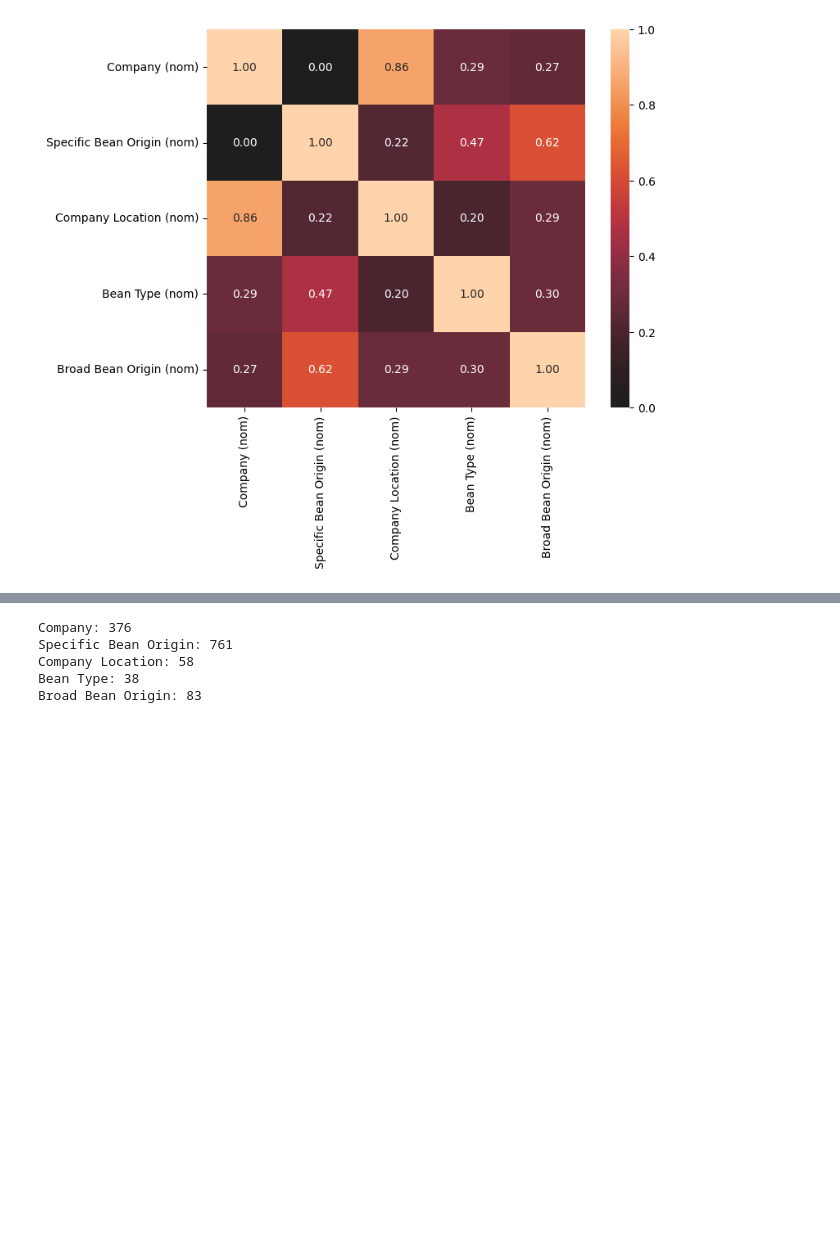
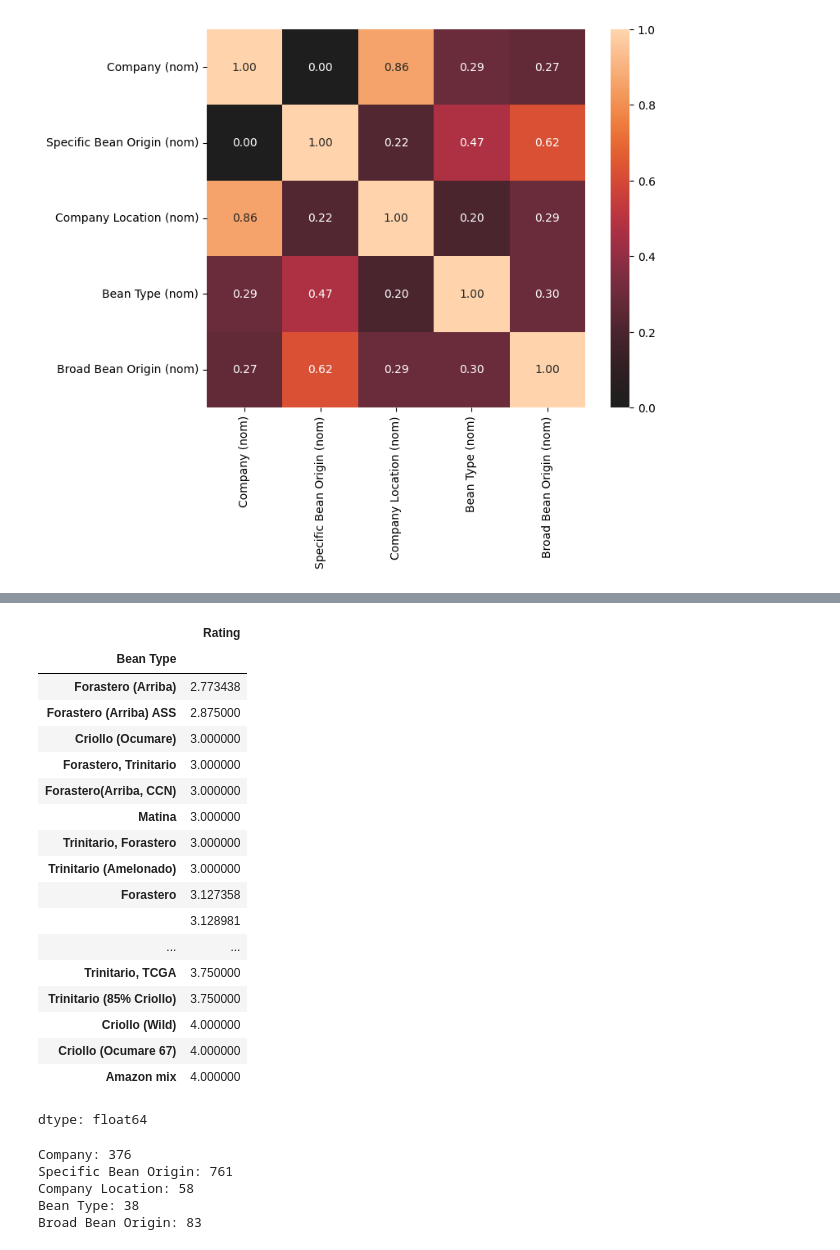
Before and after one commit to PolyakovMA/chocolate-review, a Jupyter notebook: Chocolate_reviews.ipynb, the cells around one changed output, grey strips where cells are left out. Cells and saved outputs as stored; diff of their text form; code cells hidden in the pictures; blank space fills up the shorter version.

```diff
--- a/Chocolate_reviews.ipynb
+++ b/Chocolate_reviews.ipynb
@@ -194,3 +206,25 @@ assoc = associations(
+# %%
+df_categorical.groupby('Bean Type')['Rating'].mean().sort_values()
+# %% [output]
+|  | Rating |
+| Bean Type |  |
+| Forastero (Arriba) | 2.773438 |
+| Forastero (Arriba) ASS | 2.875000 |
+| Criollo (Ocumare) | 3.000000 |
+| Forastero, Trinitario | 3.000000 |
+| Forastero(Arriba, CCN) | 3.000000 |
+| Matina | 3.000000 |
+| Trinitario, Forastero | 3.000000 |
+| Trinitario (Amelonado) | 3.000000 |
+| Forastero | 3.127358 |
+|  | 3.128981 |
+| ... | ... |
+| Trinitario, TCGA | 3.750000 |
+| Trinitario (85% Criollo) | 3.750000 |
+| Criollo (Wild) | 4.000000 |
+| Criollo (Ocumare 67) | 4.000000 |
+| Amazon mix | 4.000000 |
+dtype: float64
 # %%
 for i in df_categorical.columns:
     print(f"{i}: {df_categorical[i].nunique()}")
```
Also changed, not shown: parts of 7 cells of this notebook.
